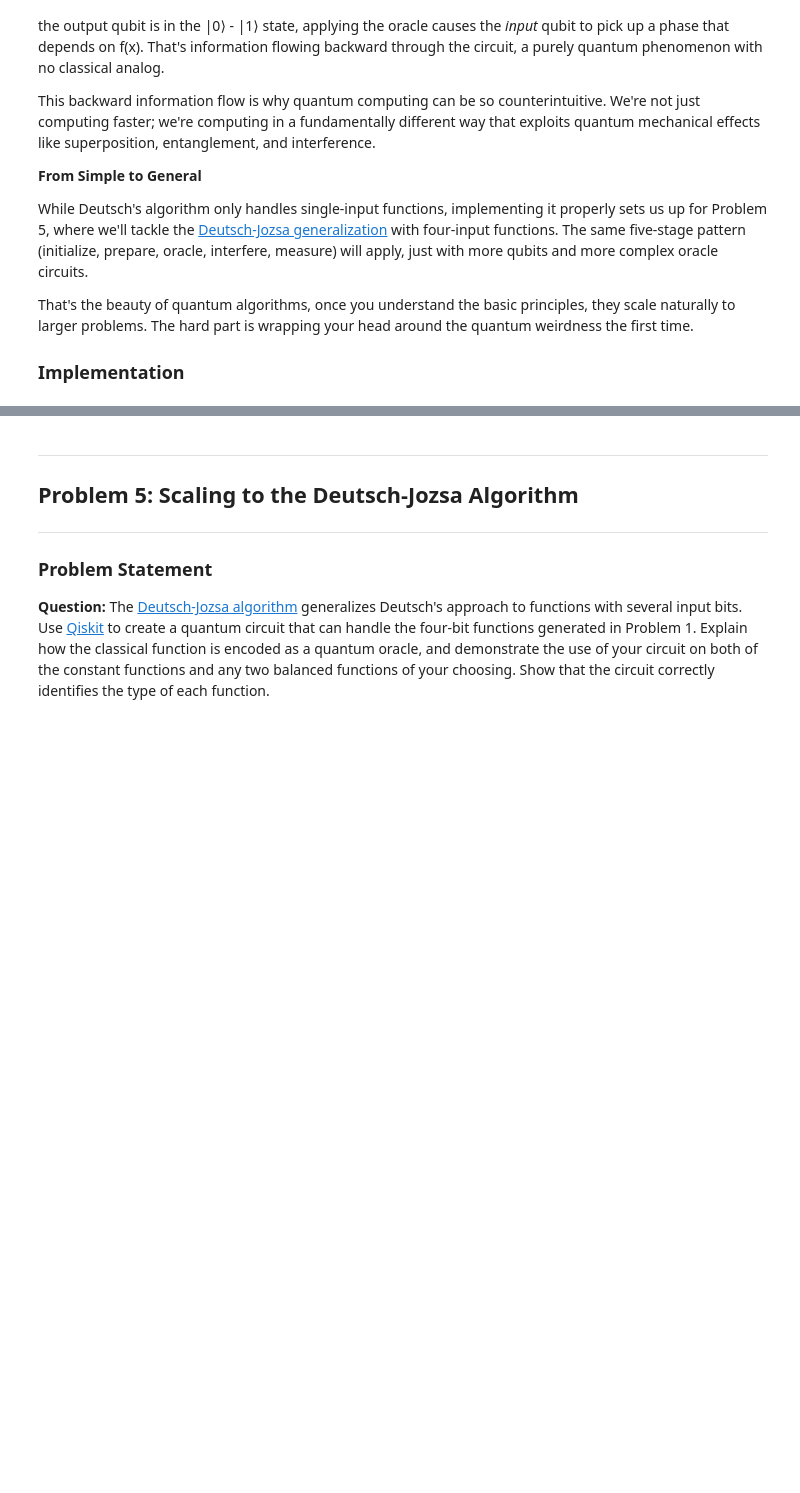
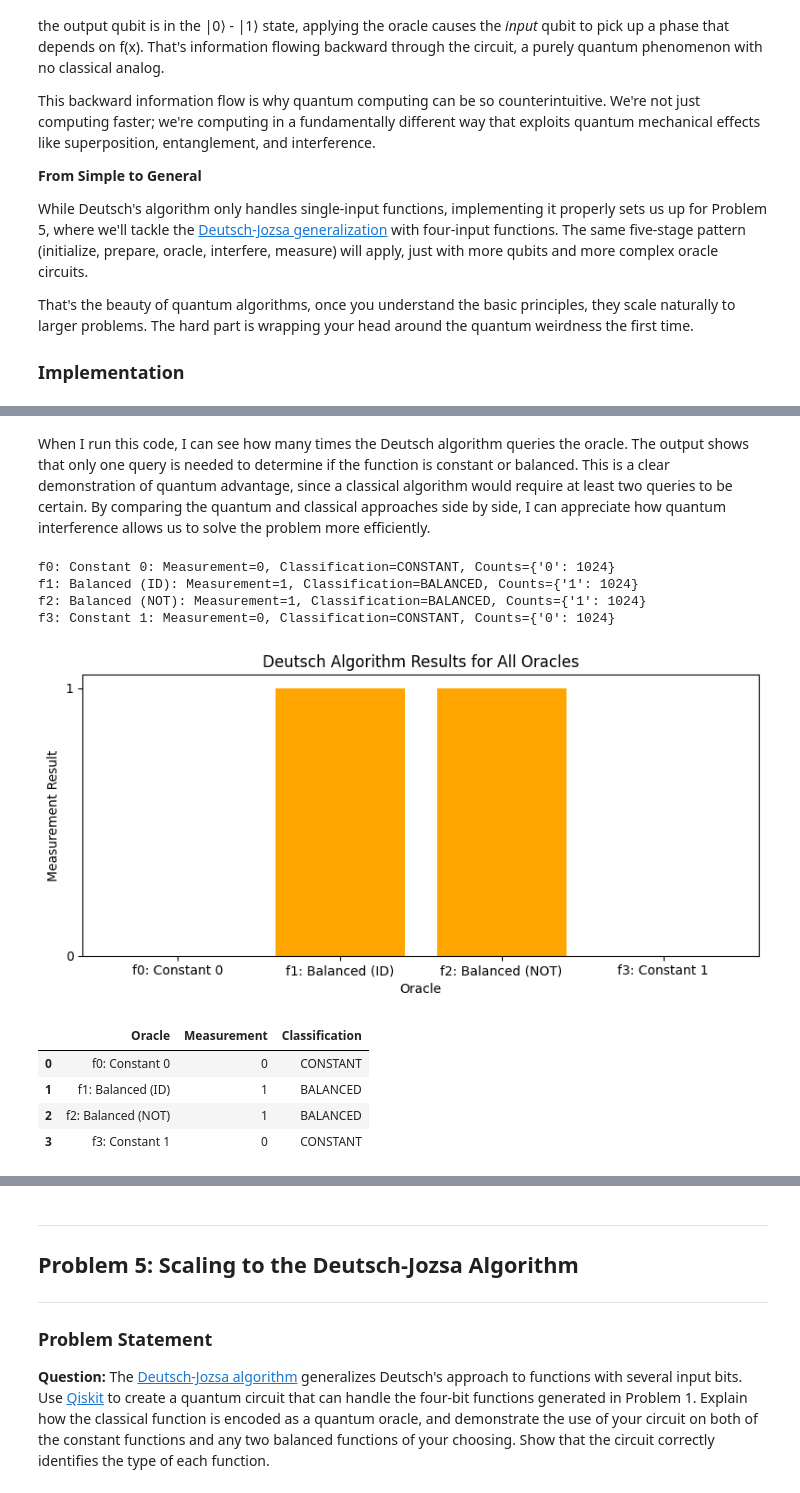
Before and after one commit to fionnmcgoldrick123/emerging-technologies, a Jupyter notebook: problems.ipynb, the cells around one changed output, grey strips where cells are left out. Drawn from its saved outputs; the diff is of its cells as text; code cells hidden in the pictures; blank space fills up the shorter version.

Commit message:
Markdown added between cells inside Problem 4 and matplot graph output.

```diff
--- a/problems.ipynb
+++ b/problems.ipynb
@@ -1838,10 +1878,57 @@ for oracle, name in oracles:
+# %% [markdown]
+When I run this code, I can see how many times the Deutsch algorithm queries the oracle. The output shows that only one query is needed to determine if the function is constant or balanced. This is a clear demonstration of quantum advantage, since a classical algorithm would require at least two queries to be certain. By comparing the quantum and classical approaches side by side, I can appreciate how quantum interference allows us to solve the problem more efficiently.
 # %%
-# Visualize one circuit in detail
-example_circuit = deutsch_algorithm(oracle_f1())
-fig = example_circuit.draw(output='mpl')
-plt.title("Deutsch's Algorithm - Balanced Function (f1)")
+# Collect results for all oracles and plot one graph
+oracle_names = []
+measurements = []
+classifications = []
+
+for oracle, name in oracles:
+    circuit = deutsch_algorithm(oracle)
+    compiled = transpile(circuit, simulator)
+    job = simulator.run(compiled, shots=1024)
+    result = job.result()
+    counts = result.get_counts()
+
+    measurement = max(counts, key=counts.get)
+    if measurement == '0':
+        classification = "CONSTANT"
+    else:
+        classification = "BALANCED"
+
+    oracle_names.append(name)
+    measurements.append(measurement)
+    classifications.append(classification)
+    print(f"{name}: Measurement={measurement}, Classification={classification}, Counts={counts}")
+
+# Plot all results in one bar chart
+plt.figure(figsize=(8,4))
+plt.bar(oracle_names, measurements, color=['royalblue' if c=="CONSTANT" else 'orange' for c in classifications])
+plt.xlabel('Oracle')
+plt.ylabel('Measurement Result')
+plt.title("Deutsch Algorithm Results for All Oracles")
 plt.tight_layout()
 plt.show()
+
+# Display summary table
+import pandas as pd
+df = pd.DataFrame({
+    'Oracle': oracle_names,
+    'Measurement': measurements,
+    'Classification': classifications
+})
+display(df)
+# %% [output]
+f0: Constant 0: Measurement=0, Classification=CONSTANT, Counts={'0': 1024}
+f1: Balanced (ID): Measurement=1, Classification=BALANCED, Counts={'1': 1024}
+f2: Balanced (NOT): Measurement=1, Classification=BALANCED, Counts={'1': 1024}
+f3: Constant 1: Measurement=0, Classification=CONSTANT, Counts={'0': 1024}
+[figure, added]
+|  | Oracle | Measurement | Classification |
+| 0 | f0: Constant 0 | 0 | CONSTANT |
+| 1 | f1: Balanced (ID) | 1 | BALANCED |
+| 2 | f2: Balanced (NOT) | 1 | BALANCED |
+| 3 | f3: Constant 1 | 0 | CONSTANT |
 # %%
 # Demonstrate quantum speedup comparison
 print("\n" + "="*60)
```
Also changed, not shown: parts of 13 cells of this notebook.
